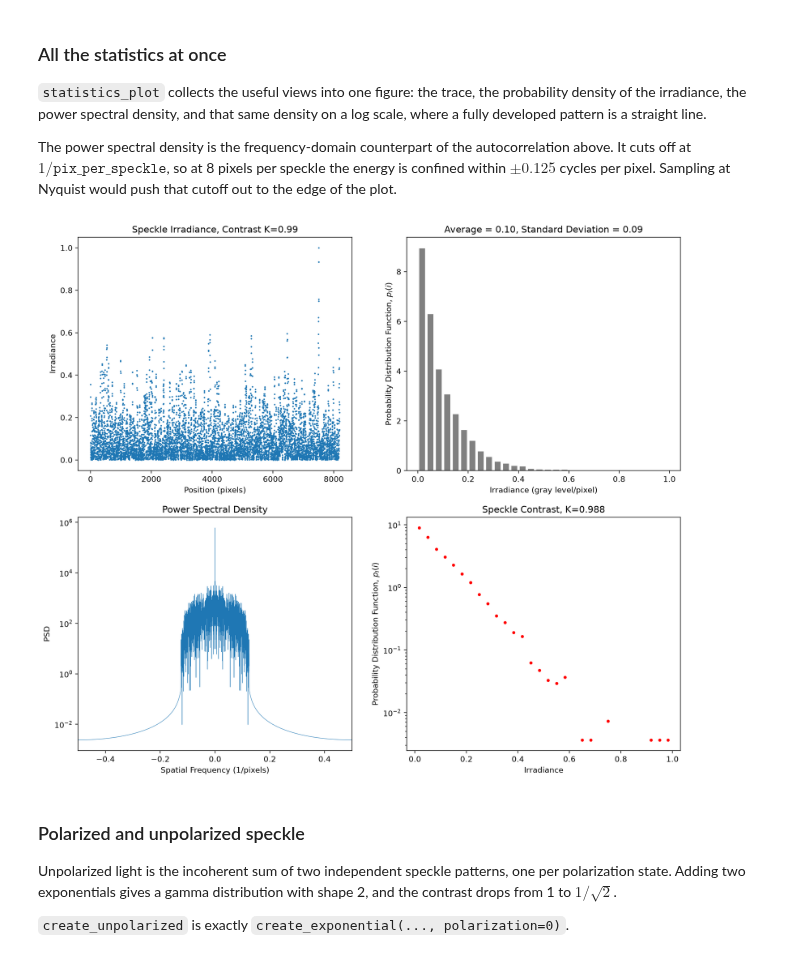
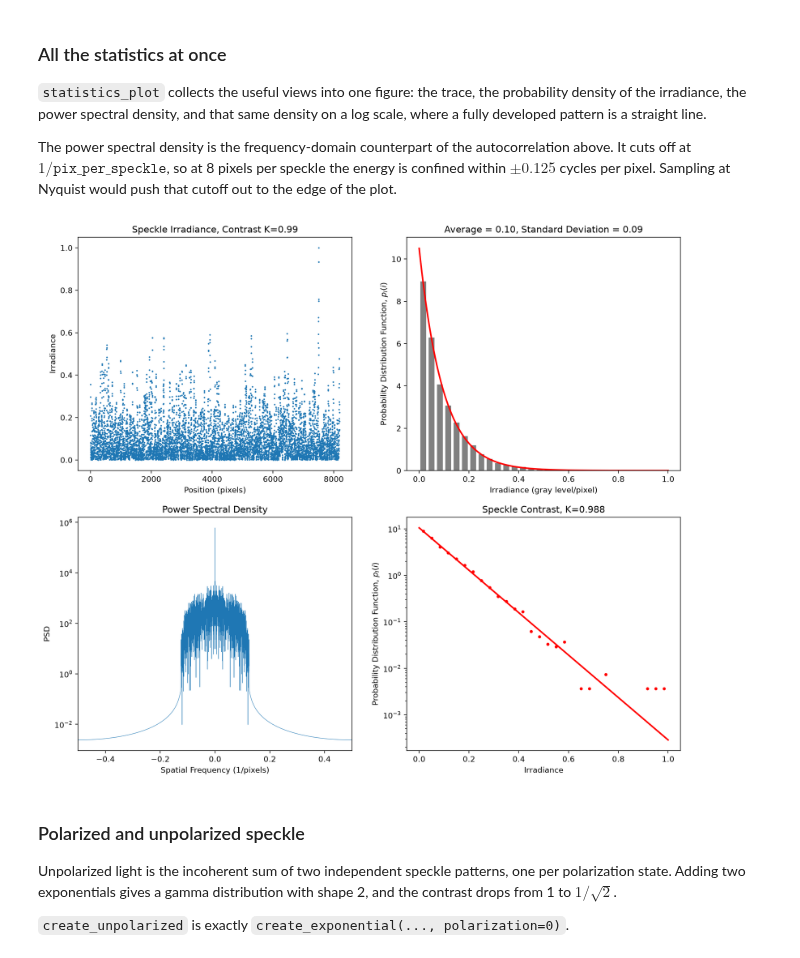
Before and after one commit to scottprahl/pyspeckle, a Jupyter notebook: docs/1D-Speckle.ipynb, the cells around one changed output. Drawn from its saved outputs; the diff is of its cells as text; code cells hidden in the pictures.

```diff
--- a/docs/1D-Speckle.ipynb
+++ b/docs/1D-Speckle.ipynb
@@ -111,12 +111,20 @@ The power spectral density is the frequency-domain counterpart of the
 autocorrelation above.  It cuts off at $1/\mathtt{pix\_per\_speckle}$, so at 8
 pixels per speckle the energy is confined within $\pm0.125$ cycles per pixel.
 Sampling at Nyquist would push that cutoff out to the edge of the plot.
-# %%
-speckle = pyspeckle.create_exponential(8192, 8)
-pyspeckle.statistics_plot(speckle)
-plt.show()
-# %% [output]
-[figure, removed]
+# %%
+speckle = pyspeckle.create_exponential(8192, 8)
+pyspeckle.statistics_plot(speckle)
+# theoretical exponential PDF over both histogram panels
+g = np.linspace(0, speckle.max(), 200)
+pdf = np.exp(-g / speckle.mean()) / speckle.mean()
+plt.subplot(222)
+plt.plot(g, pdf, "r", lw=2)
+plt.subplot(224)
+plt.semilogy(g, pdf, "r", lw=2)
+
+plt.show()
+# %% [output]
+[figure, added]
 # %% [markdown]
 ### Polarized and unpolarized speckle
 
```
Also changed, not shown: 3 other files.
